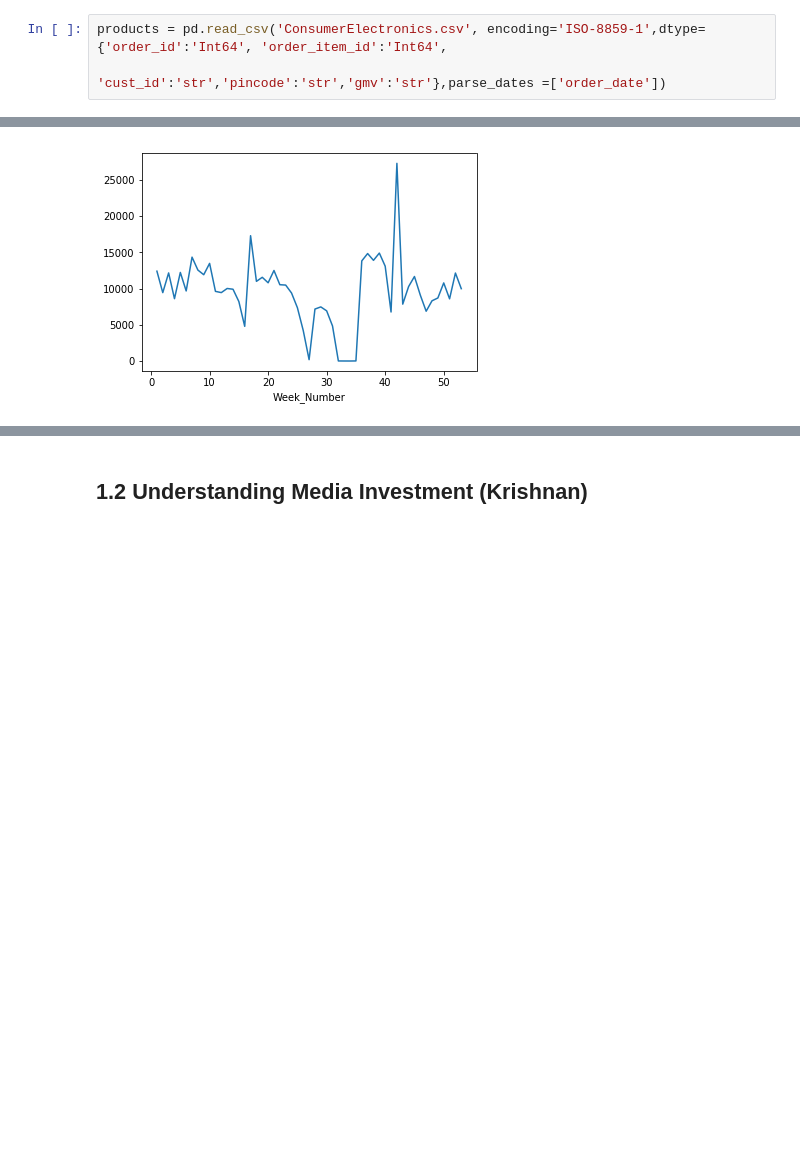
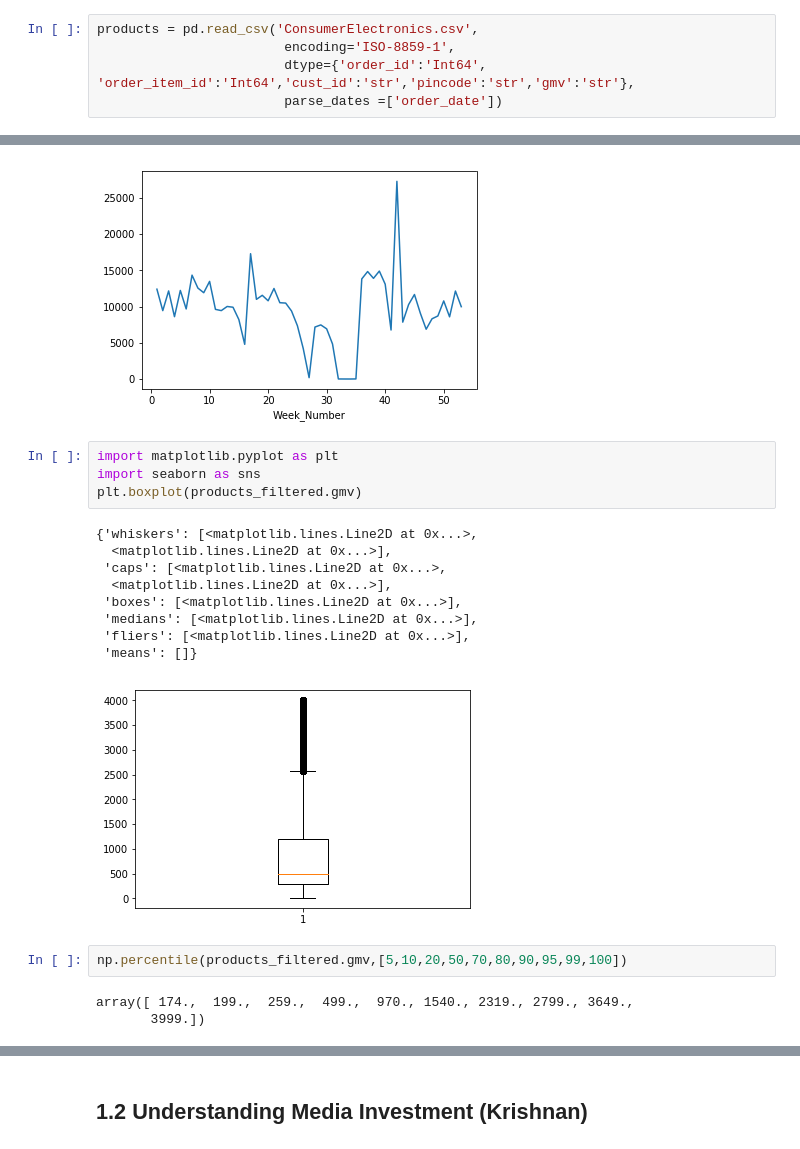
Before and after one commit to Nanditha-G-N/Machine-Learning-Case-Studies, a Jupyter notebook: ecommerce-capstone/ecommerce-assignment-Krishnan.ipynb, the cells around one changed output, grey strips where cells are left out. Cells and saved outputs as stored; diff of their text form; blank space fills up the shorter version.

```diff
--- a/ecommerce-capstone/ecommerce-assignment-Krishnan.ipynb
+++ b/ecommerce-capstone/ecommerce-assignment-Krishnan.ipynb
@@ -24,8 +25,10 @@ warnings.filterwarnings('ignore')
 # %% [markdown]
 ## 1.1 Understanding order level data - Nanditha
 # %%
-products = pd.read_csv('ConsumerElectronics.csv', encoding='ISO-8859-1',dtype={'order_id':'Int64', 'order_item_id':'Int64',
-                                                                         'cust_id':'str','pincode':'str','gmv':'str'},parse_dates =['order_date'])
+products = pd.read_csv('ConsumerElectronics.csv',
+                        encoding='ISO-8859-1',
+                        dtype={'order_id':'Int64', 'order_item_id':'Int64','cust_id':'str','pincode':'str','gmv':'str'},
+                        parse_dates =['order_date'])
 # %%
 products.head()
 # %% [output]
@@ -394,3 +398,22 @@ prd_grp.count().order_id.plot()
 # %% [output]
 <matplotlib.axes._subplots.AxesSubplot at 0x...>
 [figure]
+# %%
+import matplotlib.pyplot as plt
+import seaborn as sns
+plt.boxplot(products_filtered.gmv)
+# %% [output]
+{'whiskers': [<matplotlib.lines.Line2D at 0x...>,
+  <matplotlib.lines.Line2D at 0x...>],
+ 'caps': [<matplotlib.lines.Line2D at 0x...>,
+  <matplotlib.lines.Line2D at 0x...>],
+ 'boxes': [<matplotlib.lines.Line2D at 0x...>],
+ 'medians': [<matplotlib.lines.Line2D at 0x...>],
+ 'fliers': [<matplotlib.lines.Line2D at 0x...>],
+ 'means': []}
+[figure, added]
+# %%
+np.percentile(products_filtered.gmv,[5,10,20,50,70,80,90,95,99,100])
+# %% [output]
+array([ 174.,  199.,  259.,  499.,  970., 1540., 2319., 2799., 3649.,
+       3999.])
```
Also changed, not shown: parts of 97 cells of this notebook.
